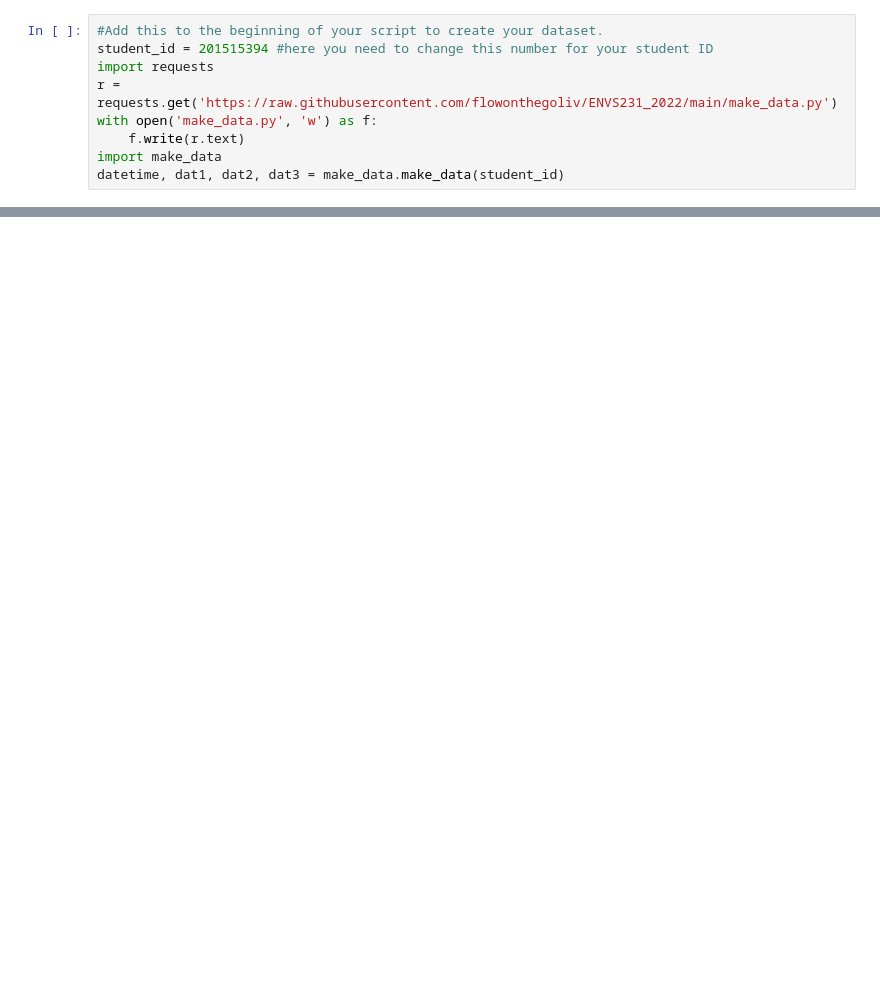
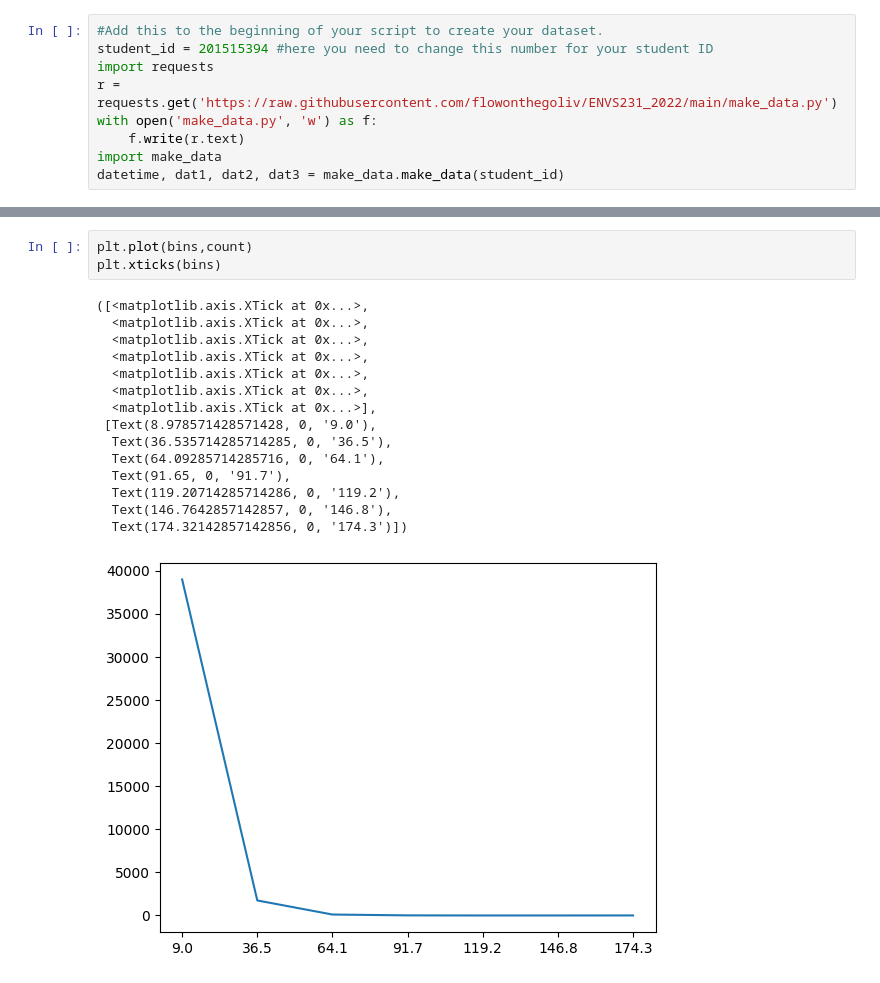
Before and after one commit to flowonthegoliv/ENVS231_2024, a Jupyter notebook: very_basics.ipynb, the cells around one changed output, grey strips where cells are left out. Saved outputs shown, nothing was run; the diff lists cells and outputs as text; blank space fills up the shorter version.

```diff
--- a/very_basics.ipynb
+++ b/very_basics.ipynb
@@ -51,0 +67,19 @@ print(count)
+# %%
+plt.plot(bins,count)
+plt.xticks(bins)
+# %% [output]
+([<matplotlib.axis.XTick at 0x...>,
+  <matplotlib.axis.XTick at 0x...>,
+  <matplotlib.axis.XTick at 0x...>,
+  <matplotlib.axis.XTick at 0x...>,
+  <matplotlib.axis.XTick at 0x...>,
+  <matplotlib.axis.XTick at 0x...>,
+  <matplotlib.axis.XTick at 0x...>],
+ [Text(8.978571428571428, 0, '9.0'),
+  Text(36.535714285714285, 0, '36.5'),
+  Text(64.09285714285716, 0, '64.1'),
+  Text(91.65, 0, '91.7'),
+  Text(119.20714285714286, 0, '119.2'),
+  Text(146.7642857142857, 0, '146.8'),
+  Text(174.32142857142856, 0, '174.3')])
+[figure, added]
```
Also changed, not shown: parts of 9 cells of this notebook.
